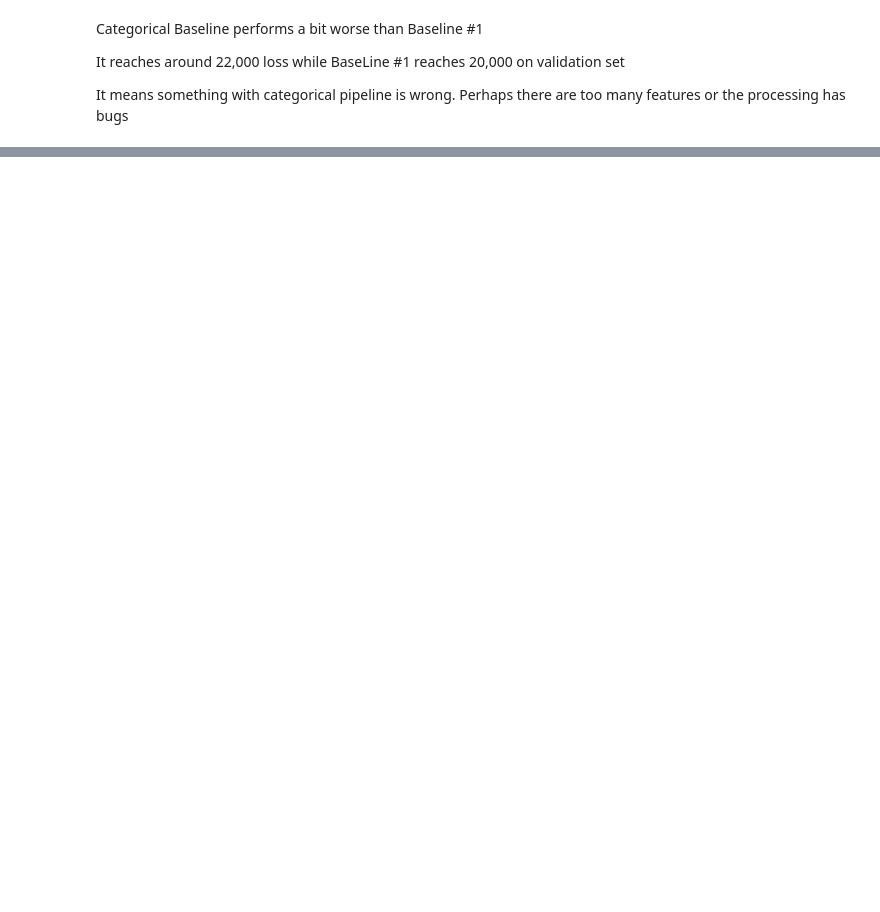
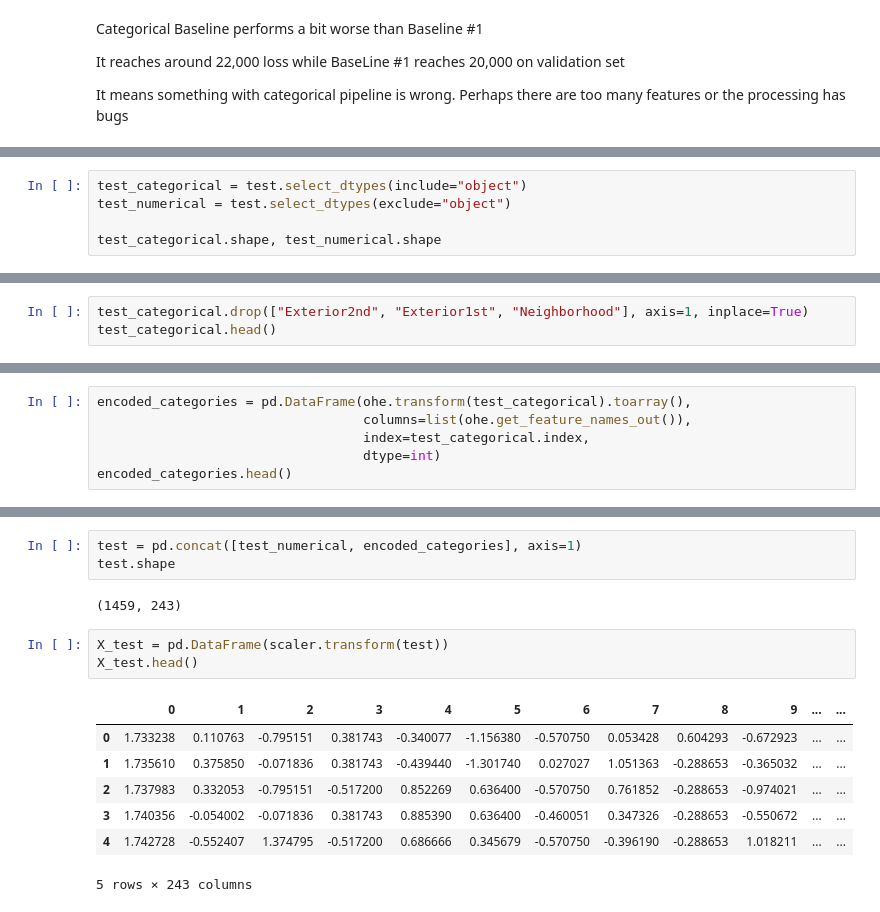
Before and after one commit to Nik-Kras/Kaggle_House_Prising, a Jupyter notebook: Basemodel_2_numerical_and_categorical.ipynb, the cells around one changed output, grey strips where cells are left out. Saved outputs shown, nothing was run; the diff lists cells and outputs as text; blank space fills up the shorter version.

```diff
--- a/Basemodel_2_numerical_and_categorical.ipynb
+++ b/Basemodel_2_numerical_and_categorical.ipynb
@@ -298,0 +358,5 @@ It means something with categorical pipeline is wrong. Perhaps there are too man
+# %%
+test_categorical = test.select_dtypes(include="object")
+test_numerical = test.select_dtypes(exclude="object")
+
+test_categorical.shape, test_numerical.shape
@@ -298,0 +365,3 @@ It means something with categorical pipeline is wrong. Perhaps there are too man
+# %%
+test_categorical.drop(["Exterior2nd", "Exterior1st", "Neighborhood"], axis=1, inplace=True)
+test_categorical.head()
@@ -298,0 +378,6 @@ It means something with categorical pipeline is wrong. Perhaps there are too man
+# %%
+encoded_categories = pd.DataFrame(ohe.transform(test_categorical).toarray(),
+                                  columns=list(ohe.get_feature_names_out()),
+                                  index=test_categorical.index,
+                                  dtype=int)
+encoded_categories.head()
@@ -298,0 +392,16 @@ It means something with categorical pipeline is wrong. Perhaps there are too man
+# %%
+test = pd.concat([test_numerical, encoded_categories], axis=1)
+test.shape
+# %% [output]
+(1459, 243)
+# %%
+X_test = pd.DataFrame(scaler.transform(test))
+X_test.head()
+# %% [output]
+|  | 0 | 1 | 2 | 3 | 4 | 5 | 6 | 7 | 8 | 9 | ... | ... |
+| 0 | 1.733238 | 0.110763 | -0.795151 | 0.381743 | -0.340077 | -1.156380 | -0.570750 | 0.053428 | 0.604293 | -0.672923 | ... | ... |
+| 1 | 1.735610 | 0.375850 | -0.071836 | 0.381743 | -0.439440 | -1.301740 | 0.027027 | 1.051363 | -0.288653 | -0.365032 | ... | ... |
+| 2 | 1.737983 | 0.332053 | -0.795151 | -0.517200 | 0.852269 | 0.636400 | -0.570750 | 0.761852 | -0.288653 | -0.974021 | ... | ... |
+| 3 | 1.740356 | -0.054002 | -0.071836 | 0.381743 | 0.885390 | 0.636400 | -0.460051 | 0.347326 | -0.288653 | -0.550672 | ... | ... |
+| 4 | 1.742728 | -0.552407 | 1.374795 | -0.517200 | 0.686666 | 0.345679 | -0.570750 | -0.396190 | -0.288653 | 1.018211 | ... | ... |
+5 rows × 243 columns
```
Also changed, not shown: parts of 21 cells of this notebook, 5 other files.
